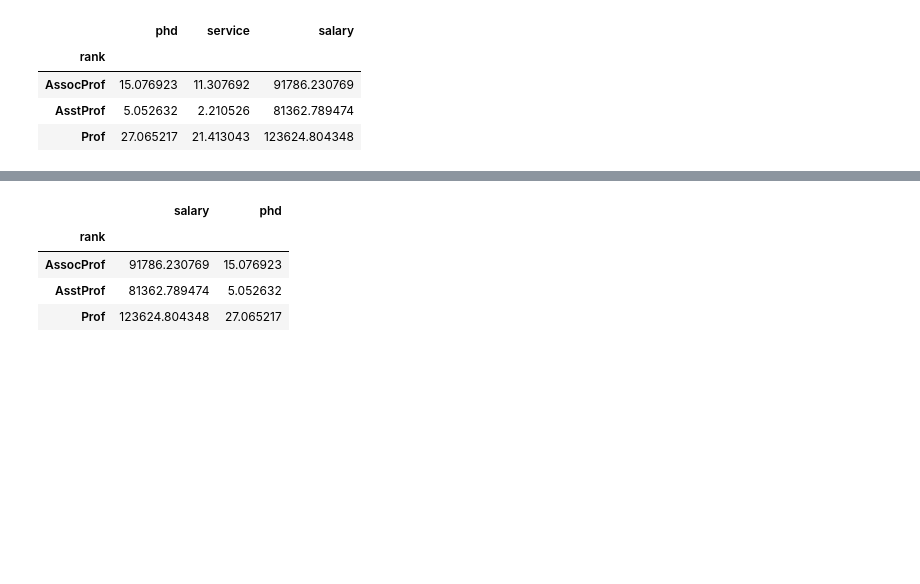
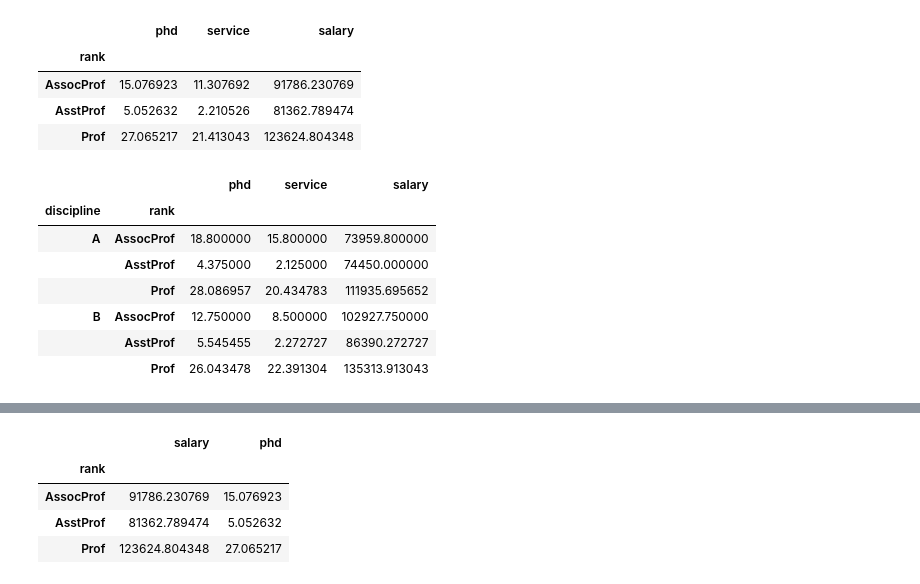
Before and after one commit to rajeshkumarsethi/DataScience_Python_Practices, a Jupyter notebook: 2.Pandas_Introduction/Pandas_Introduction.ipynb, the cells around one changed output, grey strips where cells are left out. Saved outputs shown, nothing was run; the diff lists cells and outputs as text; code cells hidden in the pictures; blank space fills up the shorter version.

```diff
--- a/2.Pandas_Introduction/Pandas_Introduction.ipynb
+++ b/2.Pandas_Introduction/Pandas_Introduction.ipynb
@@ -208,3 +353,14 @@ df.groupby(['rank']).mean()
 | AssocProf | 15.076923 | 11.307692 | 91786.230769 |
 | AsstProf | 5.052632 | 2.210526 | 81362.789474 |
 | Prof | 27.065217 | 21.413043 | 123624.804348 |
+# %%
+df.groupby(['discipline','rank']).mean()
+# %% [output]
+|  |  | phd | service | salary |
+| discipline | rank |  |  |  |
+| A | AssocProf | 18.800000 | 15.800000 | 73959.800000 |
+|  | AsstProf | 4.375000 | 2.125000 | 74450.000000 |
+|  | Prof | 28.086957 | 20.434783 | 111935.695652 |
+| B | AssocProf | 12.750000 | 8.500000 | 102927.750000 |
+|  | AsstProf | 5.545455 | 2.272727 | 86390.272727 |
+|  | Prof | 26.043478 | 22.391304 | 135313.913043 |
```
Also changed, not shown: parts of 46 cells of this notebook.
